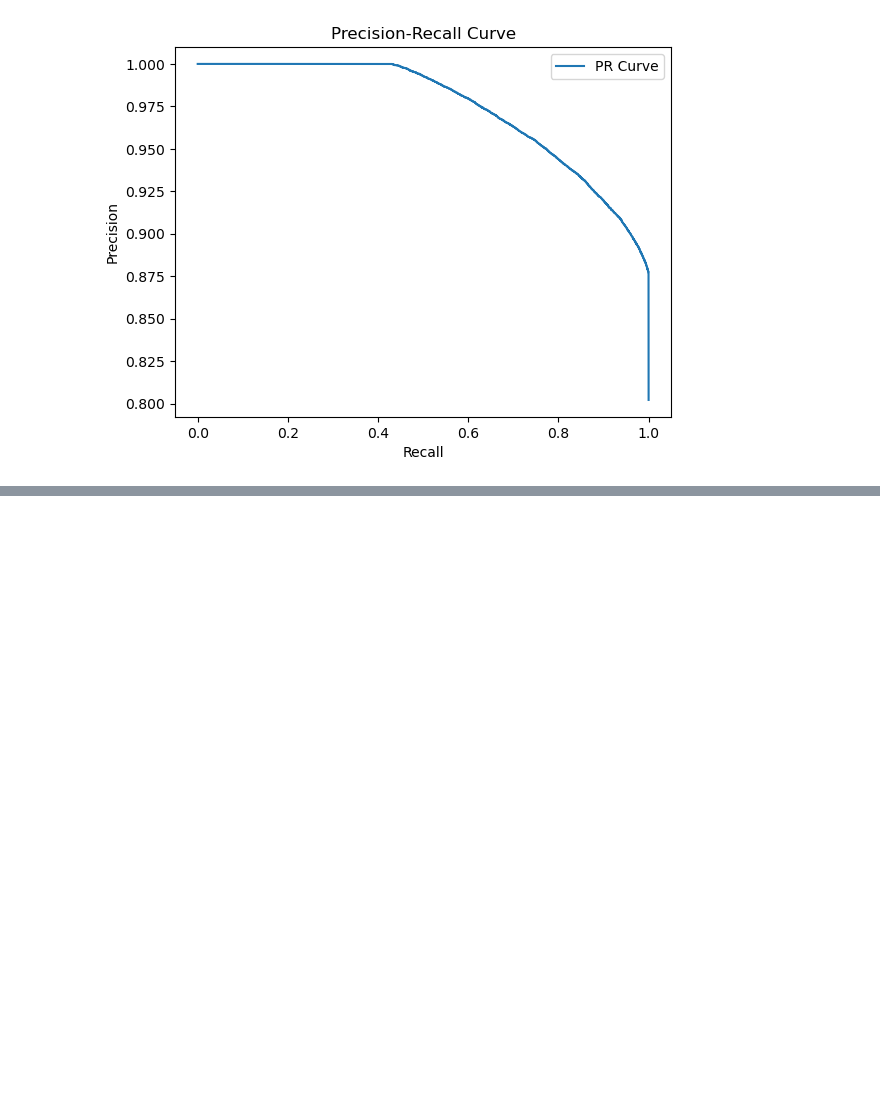
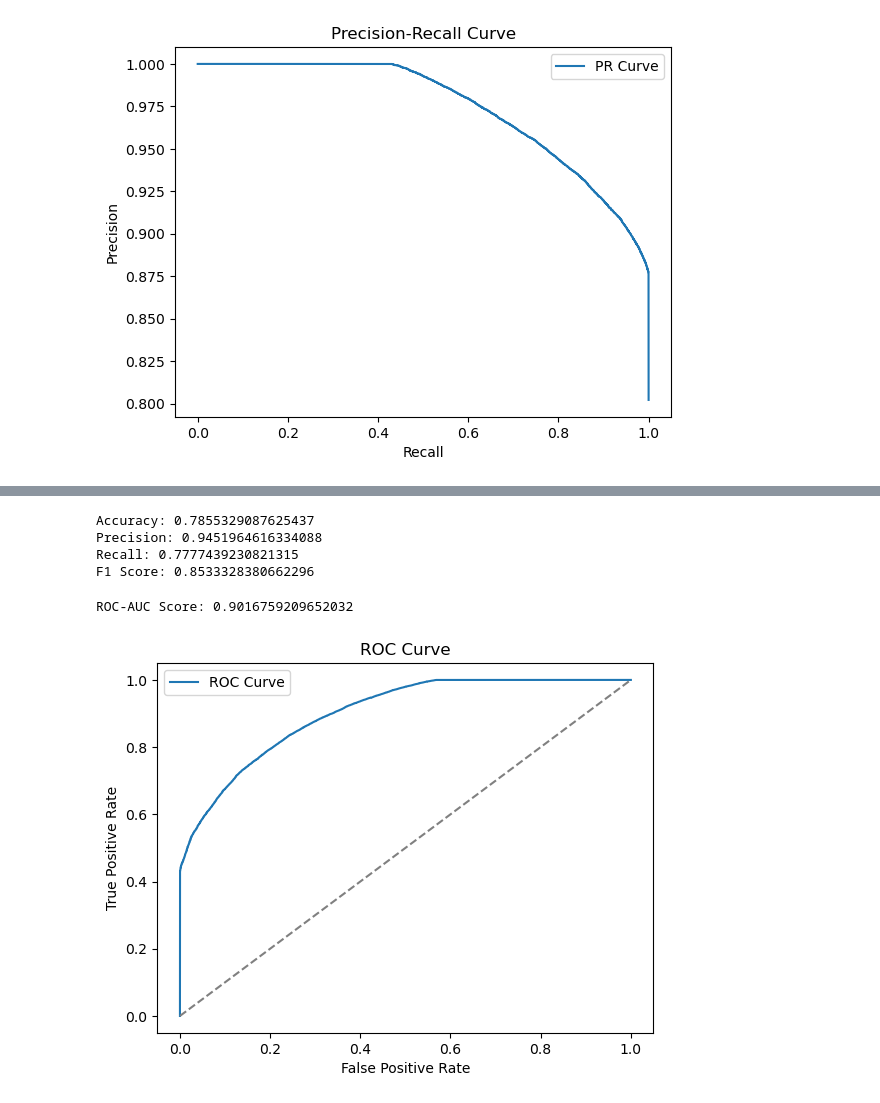
Before and after one commit to sayed-ashfaq/Loantap_logistic_regression, a Jupyter notebook: Loantap_EDA.ipynb, the cells around one changed output, grey strips where cells are left out. Cells and saved outputs as stored; diff of their text form; code cells hidden in the pictures; blank space fills up the shorter version.

```diff
--- a/Loantap_EDA.ipynb
+++ b/Loantap_EDA.ipynb
@@ -1578,0 +1687,8 @@ plt.show()
+# %%
+scaler= StandardScaler()
+x_train_vif_scaled= scaler.fit_transform(x_train_vif)
+x_test_vif_scaled= scaler.transform(x_test_vif)
+
+# converting into dataframe using pandas
+x_train_scaled_df= pd.DataFrame(x_train_vif_scaled, columns= x_train_vif.columns)
+x_train_scaled_df.head()
@@ -1578,0 +1767,6 @@ plt.show()
+# %%
+# logistic regression model using class weights
+class_weight= {0 : 1, 1: 4 }
+
+lgr_model2= LogisticRegression(class_weight= class_weight, max_iter= 1000)
+lgr_model2.fit(x_train_vif_scaled, y_train)
@@ -1578,0 +1799,5 @@ plt.show()
+# %%
+from imblearn.under_sampling import RandomUnderSampler
+
+rus = RandomUnderSampler(random_state=42)
+x_train_undersampled, y_train_undersampled = rus.fit_resample(x_train_vif_scaled, y_train)
@@ -1578,0 +1810,3 @@ plt.show()
+# %%
+lgr_model3= LogisticRegression(class_weight='balanced',max_iter=1000)
+lgr_model3.fit(x_train_undersampled, y_train_undersampled)
@@ -1578,0 +1834,32 @@ plt.show()
+# %%
+print("Accuracy:", accuracy_score(y_test, y_pred3))
+print("Precision:", precision_score(y_test, y_pred3))`
+print("Recall:", recall_score(y_test, y_pred3))
+print("F1 Score:", f1_score(y_test, y_pred3))
+# %% [output]
+Accuracy: 0.7855329087625437
+Precision: 0.9451964616334088
+Recall: 0.7777439230821315
+F1 Score: 0.8533328380662296
+# %%
+from sklearn.metrics import roc_auc_score, roc_curve
+import matplotlib.pyplot as plt
+
+y_proba3= lgr_model3.predict_proba(x_test_vif_scaled)[:, 1]  # Probabilities for class 1 (positive class)
+
+
+# AUC score
+print("ROC-AUC Score:", roc_auc_score(y_test, y_proba3))
+
+# ROC Curve
+fpr, tpr, thresholds = roc_curve(y_test, y_proba3)
+plt.plot(fpr, tpr, label="ROC Curve")
+plt.plot([0, 1], [0, 1], '--', color='gray')
+plt.xlabel("False Positive Rate")
+plt.ylabel("True Positive Rate")
+plt.title("ROC Curve")
+plt.legend()
+plt.show()
+# %% [output]
+ROC-AUC Score: 0.9016759209652032
+[figure, added]
```
Also changed, not shown: parts of 30 cells of this notebook, 1 other file.
